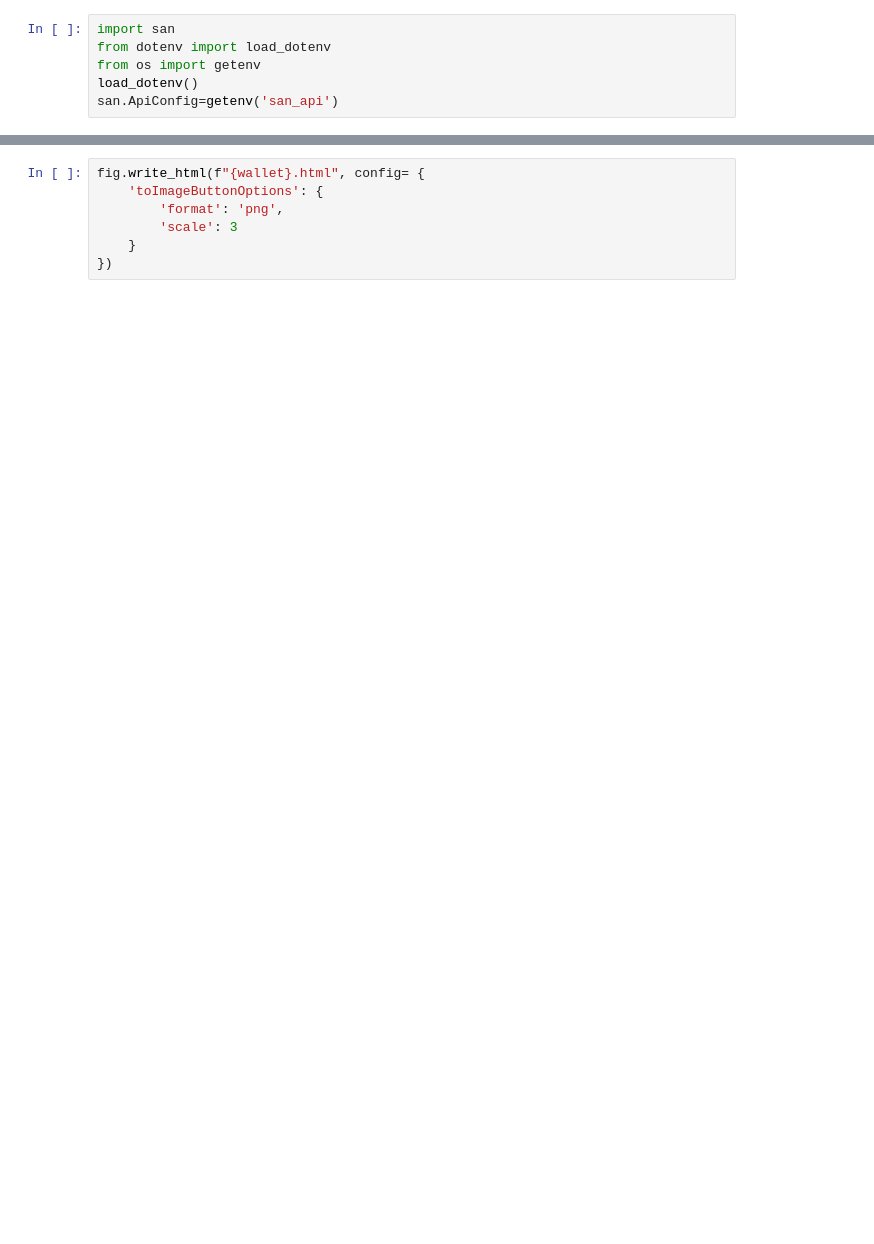
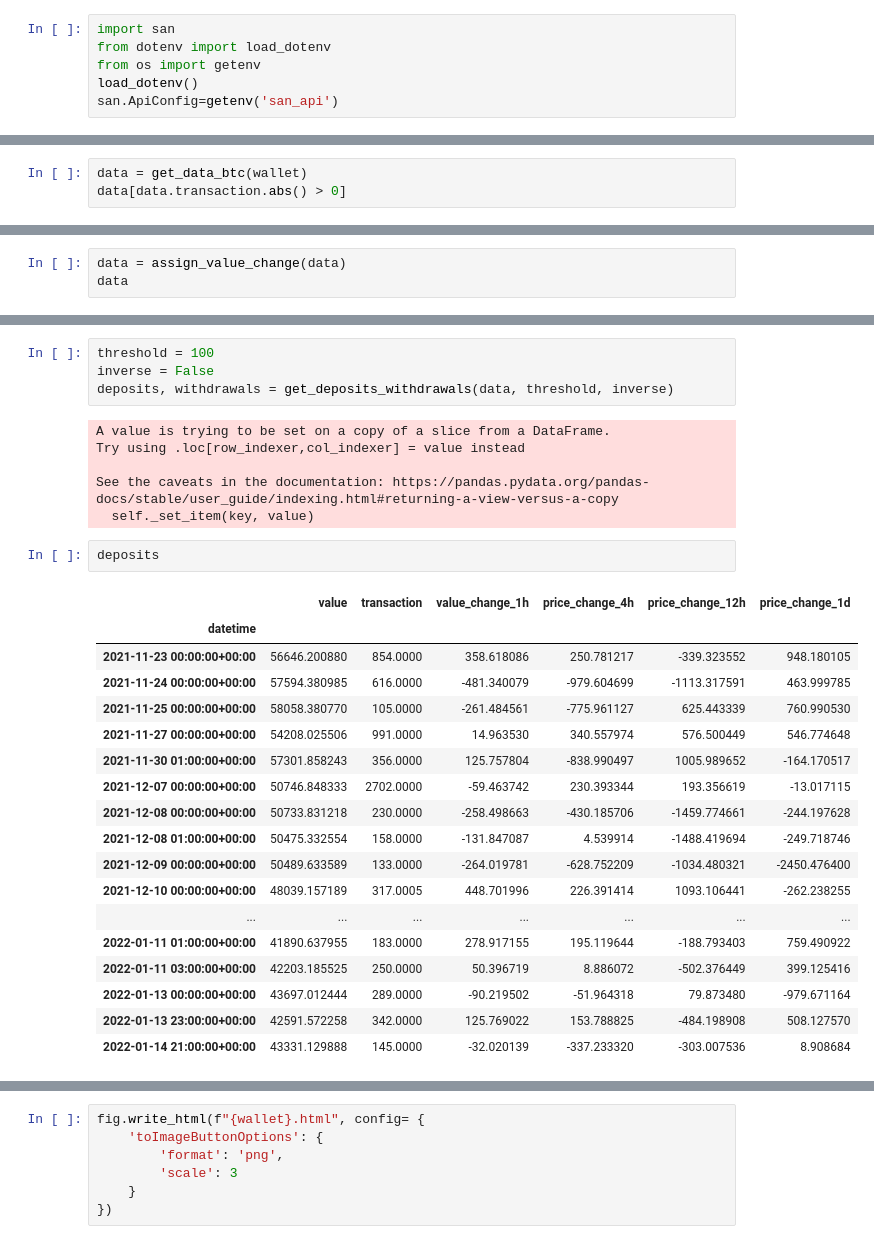
Before and after one commit to Money-Printing/wallet-analysis, a Jupyter notebook: notebooks/notebook_btc.ipynb, the cells around one changed output, grey strips where cells are left out. Cells and saved outputs as stored; diff of their text form; blank space fills up the shorter version.

```diff
--- a/notebooks/notebook_btc.ipynb
+++ b/notebooks/notebook_btc.ipynb
@@ -249,0 +129,3 @@ fig.add_traces([
+# %%
+data = get_data_btc(wallet)
+data[data.transaction.abs() > 0]
@@ -249,0 +180,3 @@ fig.add_traces([
+# %%
+data = assign_value_change(data)
+data
@@ -249,0 +198,31 @@ fig.add_traces([
+# %%
+threshold = 100
+inverse = False
+deposits, withdrawals = get_deposits_withdrawals(data, threshold, inverse)
+# %% [output]
+A value is trying to be set on a copy of a slice from a DataFrame.
+Try using .loc[row_indexer,col_indexer] = value instead
+
+See the caveats in the documentation: https://pandas.pydata.org/pandas-docs/stable/user_guide/indexing.html#returning-a-view-versus-a-copy
+  self._set_item(key, value)
+# %%
+deposits
+# %% [output]
+|  | value | transaction | value_change_1h | price_change_4h | price_change_12h | price_change_1d |
+| datetime |  |  |  |  |  |  |
+| 2021-11-23 00:00:00+00:00 | 56646.200880 | 854.0000 | 358.618086 | 250.781217 | -339.323552 | 948.180105 |
+| 2021-11-24 00:00:00+00:00 | 57594.380985 | 616.0000 | -481.340079 | -979.604699 | -1113.317591 | 463.999785 |
+| 2021-11-25 00:00:00+00:00 | 58058.380770 | 105.0000 | -261.484561 | -775.961127 | 625.443339 | 760.990530 |
+| 2021-11-27 00:00:00+00:00 | 54208.025506 | 991.0000 | 14.963530 | 340.557974 | 576.500449 | 546.774648 |
+| 2021-11-30 01:00:00+00:00 | 57301.858243 | 356.0000 | 125.757804 | -838.990497 | 1005.989652 | -164.170517 |
+| 2021-12-07 00:00:00+00:00 | 50746.848333 | 2702.0000 | -59.463742 | 230.393344 | 193.356619 | -13.017115 |
+| 2021-12-08 00:00:00+00:00 | 50733.831218 | 230.0000 | -258.498663 | -430.185706 | -1459.774661 | -244.197628 |
+| 2021-12-08 01:00:00+00:00 | 50475.332554 | 158.0000 | -131.847087 | 4.539914 | -1488.419694 | -249.718746 |
+| 2021-12-09 00:00:00+00:00 | 50489.633589 | 133.0000 | -264.019781 | -628.752209 | -1034.480321 | -2450.476400 |
+| 2021-12-10 00:00:00+00:00 | 48039.157189 | 317.0005 | 448.701996 | 226.391414 | 1093.106441 | -262.238255 |
+| ... | ... | ... | ... | ... | ... | ... |
+| 2022-01-11 01:00:00+00:00 | 41890.637955 | 183.0000 | 278.917155 | 195.119644 | -188.793403 | 759.490922 |
+| 2022-01-11 03:00:00+00:00 | 42203.185525 | 250.0000 | 50.396719 | 8.886072 | -502.376449 | 399.125416 |
+| 2022-01-13 00:00:00+00:00 | 43697.012444 | 289.0000 | -90.219502 | -51.964318 | 79.873480 | -979.671164 |
+| 2022-01-13 23:00:00+00:00 | 42591.572258 | 342.0000 | 125.769022 | 153.788825 | -484.198908 | 508.127570 |
+| 2022-01-14 21:00:00+00:00 | 43331.129888 | 145.0000 | -32.020139 | -337.233320 | -303.007536 | 8.908684 |
```
Also changed, not shown: parts of 28 cells of this notebook, 3 other files.
